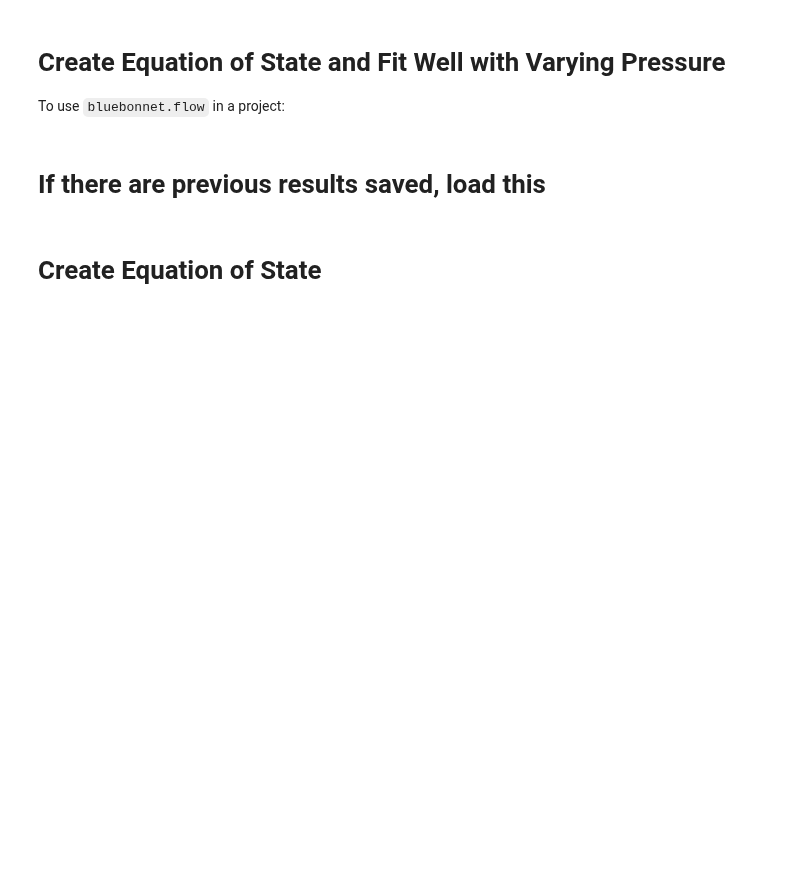
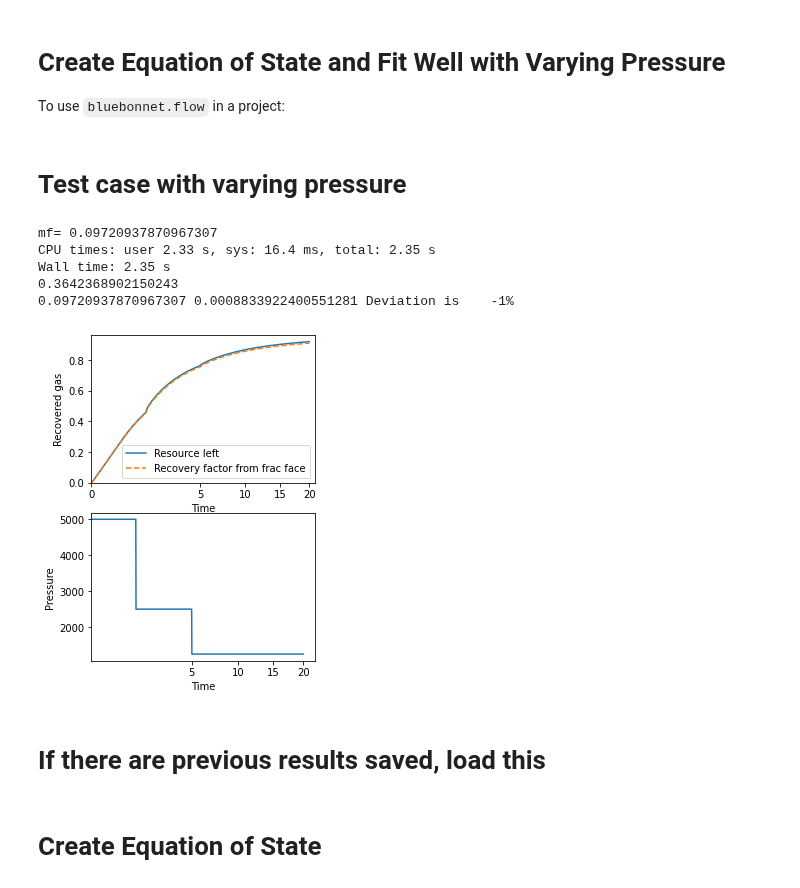
Before and after one commit to frank1010111/bluebonnet, a Jupyter notebook: docs/FitWellWithPressureData.ipynb, the cells around one changed output. Drawn from its saved outputs; the diff is of its cells as text; code cells hidden in the pictures; blank space fills up the shorter version.

```diff
--- a/docs/FitWellWithPressureData.ipynb
+++ b/docs/FitWellWithPressureData.ipynb
@@ -27,6 +27,83 @@ from bluebonnet import plotting
 pd.set_option('display.max_rows', 100)
 import pickle as pkl
 Results={}
+# %% [markdown]
+# Test case with varying pressure
+# %%
+Pi=12000
+Pf=5000
+
+t_end = 10
+time = np.linspace(0, np.sqrt(t_end), 10_000) ** 2
+n_times=1000
+
+
+t_end = 20
+time = np.linspace(0, np.sqrt(t_end), n_times) ** 2
+PressureTime=np.ones(n_times)
+for i in range(n_times):
+    if i<n_times/4:
+        PressureTime[i]=Pf
+    elif i<n_times/2:
+        PressureTime[i]=Pf/2
+    else:
+        PressureTime[i]=Pf/4
+
+
+pvt_gas = pd.read_csv("../tests/data/pvt_gas.csv").rename(
+    columns={
+        "P": "pressure",
+        "Z-Factor": "z-factor",
+        "Cg": "compressibility",
+        "Viscosity": "viscosity",
+    }
+)
+
+
+flow_propertiesM = FlowProperties(pvt_gas, Pi)
+
+print('mf=',flow_propertiesM.m_scaled_func(Pf))
+
+res_realgasM = SinglePhaseReservoir(100, Pf, Pi, flow_propertiesM)
+
+%time res_realgasM.simulate(time,PressureTime)
+
+rf2M = res_realgasM.recovery_factor()
+
+
+density_interp = interpolate.interp1d(flow_propertiesM.pvt_props["m-scaled"], flow_propertiesM.pvt_props["Density"])
+
+def resource_left(pseudopressure, pvt):
+    density = interpolate.interp1d(pvt.pvt_props["m-scaled"], pvt.pvt_props["Density"])
+    print(max(pvt.pvt_props["m-scaled"]))
+    p=np.minimum(pseudopressure,max(pvt.pvt_props["m-scaled"]))
+    return (density(p)).sum(axis=1)/len(pseudopressure[0])
+mf=flow_propertiesM.m_scaled_func(Pf)
+mi=flow_propertiesM.m_scaled_func(Pi)
+
+
+remaining_gasM = (resource_left(res_realgasM.pseudopressure, flow_propertiesM) )/(density_interp(mi))
+print(mf,res_realgasM.pseudopressure[-1][0],'Deviation is {:5.2g}%'.format((rf2M[-1]-1+remaining_gasM[-1])/rf2M[-1]*100))
+fig, (ax1,ax2) = plt.subplots(2,1)
+fig.set_size_inches(4, 6)
+ax1.plot(time, 1 - remaining_gasM, label="Resource left")
+ax1.plot(time, rf2M,"--", label="Recovery factor from frac face")
+ax1.legend()
+ax1.set(xlabel="Time", ylabel="Recovered gas", ylim=(0,None), xscale='squareroot', xlim=(0,None))
+
+ax2.plot(time, PressureTime , label="Pressure")
+ax2.set(xlabel="Time",  xscale='squareroot',ylabel="Pressure")
+
+pp=PdfPages('PressureCheck.pdf')
+pp.savefig(fig)
+pp.close()
+# %% [output]
+mf= 0.09720937870967307
+CPU times: user 2.33 s, sys: 16.4 ms, total: 2.35 s
+Wall time: 2.35 s
+0.3642368902150243
+0.09720937870967307 0.0008833922400551281 Deviation is    -1%
+[figure, added]
 # %% [markdown]
 # If there are previous results saved, load this
 # %%
```
Also changed, not shown: parts of 6 cells of this notebook, 4 other files.
